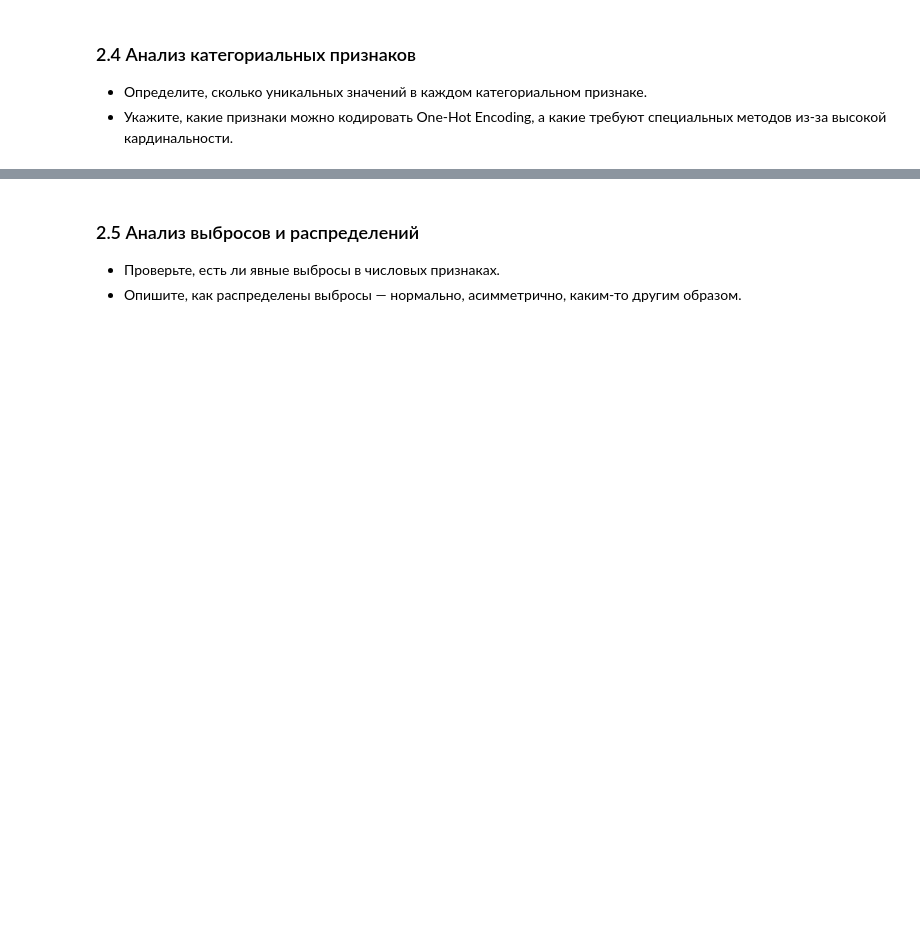
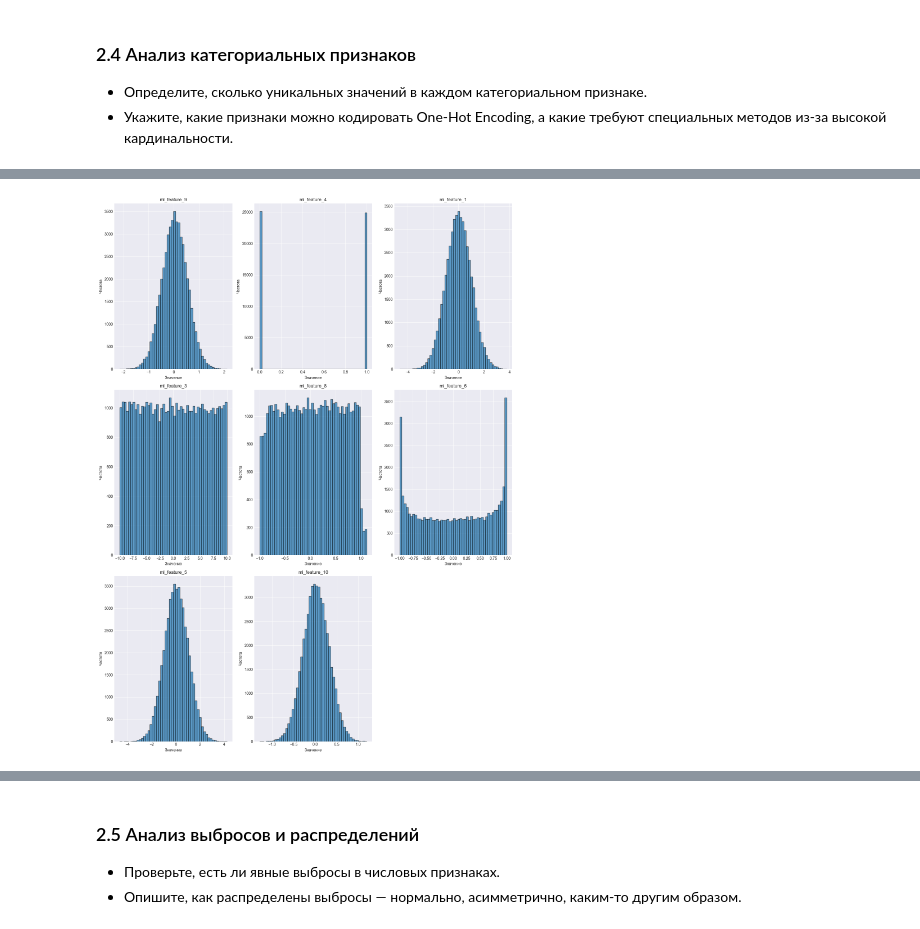
Before and after one commit to MEYakunin/Sprint12_CTR_prediction, a Jupyter notebook: Sprint12_CTR prediction.ipynb, the cells around one changed output, grey strips where cells are left out. Drawn from its saved outputs; the diff is of its cells as text; code cells hidden in the pictures; blank space fills up the shorter version.

```diff
--- a/Sprint12_CTR prediction.ipynb
+++ b/Sprint12_CTR prediction.ipynb
@@ -248,3 +261,16 @@ dtype: int64
 ### 2.4 Анализ категориальных признаков
 - Определите, сколько уникальных значений в каждом категориальном признаке.
 - Укажите, какие признаки можно кодировать One-Hot Encoding, а какие требуют специальных методов из-за высокой кардинальности.
+# %%
+# Категориальные признаки: object + числовые с малым числом уникальных значений (кроме целевой)
+categorical_cols = df_clean.select_dtypes(include=['object', 'string']).columns.tolist()
+
+# Добавляем числовые, которые являются категориальными
+numeric_categorical = ['C1', 'banner_pos', 'device_type', 'device_conn_type', 'C14', 'C15', 'C16', 'C17', 'C18', 'C19', 'C20', 'C21']
+all_categorical = categorical_cols + numeric_categorical
+# %%
+# Анализ количества уникальных значений для каждого категориального признака
+print("\nКоличество уникальных значений в категориальных признаках:")
+for col in all_categorical:
+    n_unique = df_clean[col].nunique()
+    print(f"  {col}: {n_unique} уникальных значений")
@@ -250,0 +305,3 @@ dtype: int64
+# %%
+# Определяем числовые признаки для масштабирования
+numeric_cols = list(set(df_clean.columns) - set(all_categorical) - set(['click']))
@@ -250,0 +323,16 @@ dtype: int64
+# %%
+# Визуализация распределений (гистограммы)
+import matplotlib.pyplot as plt
+fig, axes = plt.subplots(nrows=len(numeric_cols)//3 + 1, ncols=3, figsize=(15, 20))
+axes = axes.flatten()
+for i, col in enumerate(numeric_cols):
+    df[col].hist(bins=50, ax=axes[i], alpha=0.7, edgecolor='black')
+    axes[i].set_title(col)
+    axes[i].set_xlabel('Значение')
+    axes[i].set_ylabel('Частота')
+for j in range(i+1, len(axes)):
+    axes[j].set_visible(False)
+plt.tight_layout()
+plt.show()
+# %% [output]
+[figure, added]
```
Also changed, not shown: parts of 17 cells of this notebook.
